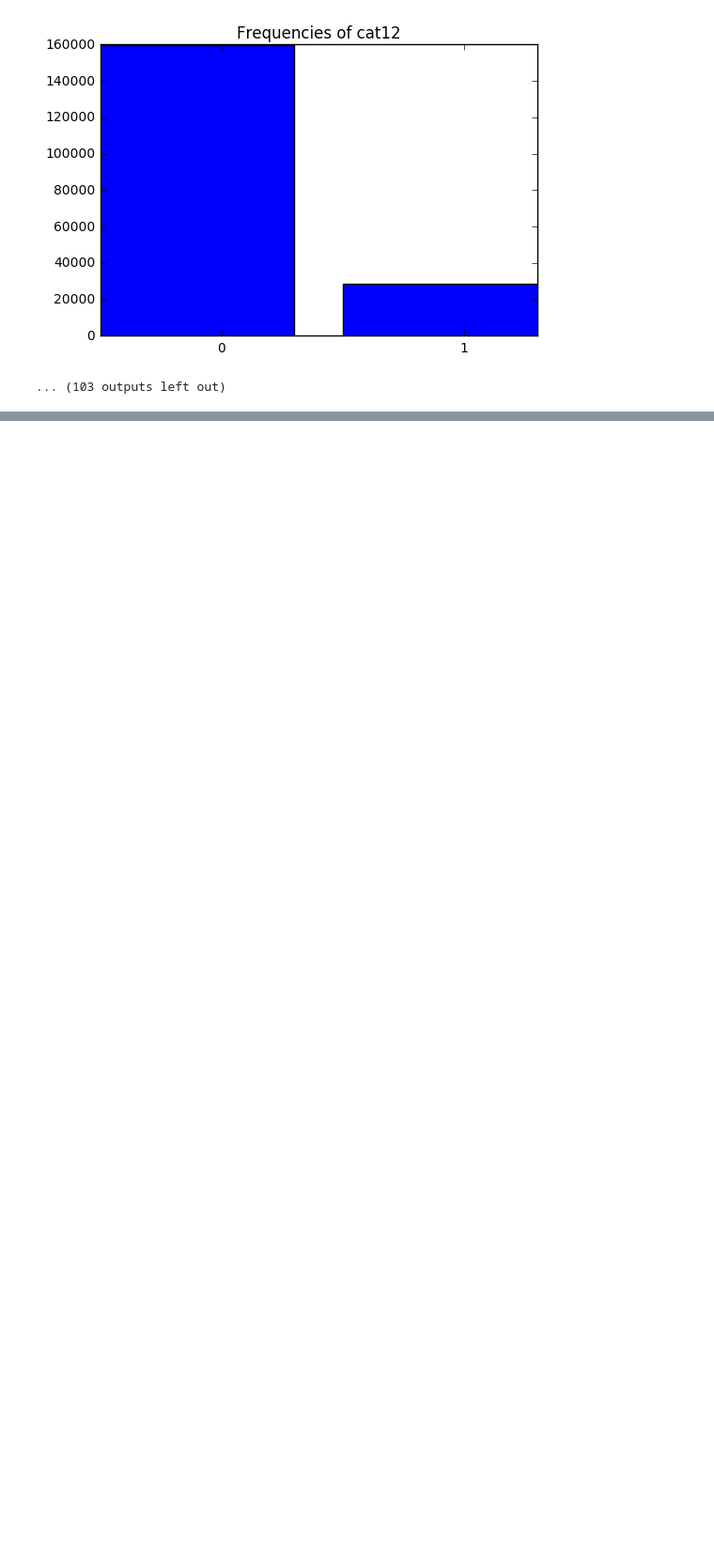
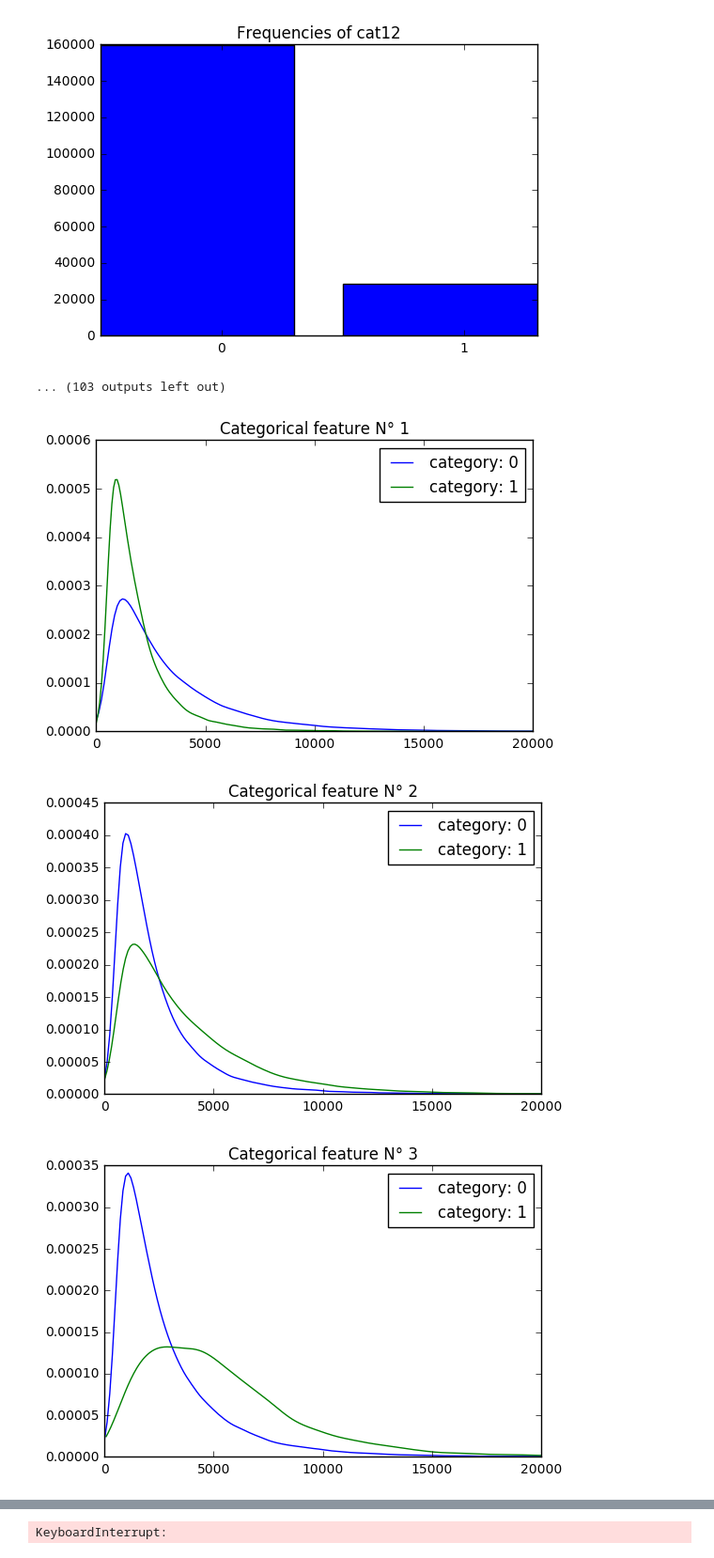
Before and after one commit to gabrieldemarmiesse/Allstate-claims-severity-competition, a Jupyter notebook: Allstate competition.ipynb, the cells around one changed output, grey strips where cells are left out. Shown at 94% size. Drawn from its saved outputs; the diff is of its cells as text; code cells hidden in the pictures; blank space fills up the shorter version.

Commit message:
Added the KDEunivariate and the scatter plot for the continuous variables. Comments are still needed here and there.

```diff
--- a/Allstate competition.ipynb
+++ b/Allstate competition.ipynb
@@ -95,27 +85,27 @@ Our taget is the loss. The id isn't actually useful and will be removed later. "
 # %%
 names = header.split(";")
 # %%
-cat = names[1:117]
-cont = names[117:-1]
+cats = names[1:117]
+conts = names[117:-1]
 # %%
 def create_StructField(string):
     hint = string[:3]
     if hint == "cat":
-        datatype = IntegerType()
+        datatype = types.IntegerType()
     elif hint == "con":
-        datatype = FloatType()
+        datatype = types.FloatType()
     elif hint == "id":
-        datatype = IntegerType()
+        datatype = types.IntegerType()
     elif hint == "los":
-        datatype = FloatType()
+        datatype = types.FloatType()
     else:
         raise ValueError("Can\'t read this string:" + hint )
 
-    return StructField(string, datatype, False)
+    return types.StructField(string, datatype, False)
 # %%
 structField_list = [create_StructField(string) for string in names]
 # %%
-data_schema = StructType(structField_list)
+data_schema = types.StructType(structField_list)
 # %%
 def tryeval(val,column_number):
     if column_number == 0:
@@ -282,0 +249,33 @@ def plot_loss_by_cat(idx, max_cat=4):
+# %%
+def densityEstimation(cat_number,max_cat=5):
+
+    cat_loss = df.select([cats[cat_number-1],"loss"]).rdd.cache()
+
+    for integer in range(len(sorted_tuples[cat_number-1])):
+
+        #Selecting the losses belonging to this category
+        my_rdd = cat_loss.filter(lambda x: x[0] == integer)
+
+        samples = my_rdd.map(lambda x: x[1])
+        domain, density = plotDistribution(samples, False)
+        plt.plot(domain,density, label="category: " + str(integer))
+
+        if integer%max_cat == max_cat-1:
+            plt.xlim(0,20000)
+            plt.legend(loc='upper right')
+            plt.title("Categorical feature N° " + str(cat_number))
+            plt.show()
+
+    if integer%max_cat !=max_cat-1:
+        plt.xlim(0,20000)
+        plt.legend(loc='upper right')
+        plt.title("Categorical feature N° " + str(cat_number))
+        plt.show()
+    cat_loss.unpersist()
+# %%
+for i in range(0,20):
+    densityEstimation(i+1)
+# %% [output]
+[figure, added]
+[figure, added]
+[figure, added]
@@ -282,0 +285 @@ def plot_loss_by_cat(idx, max_cat=4):
+KeyboardInterrupt:
```
Also changed, not shown: parts of 14 cells of this notebook.
